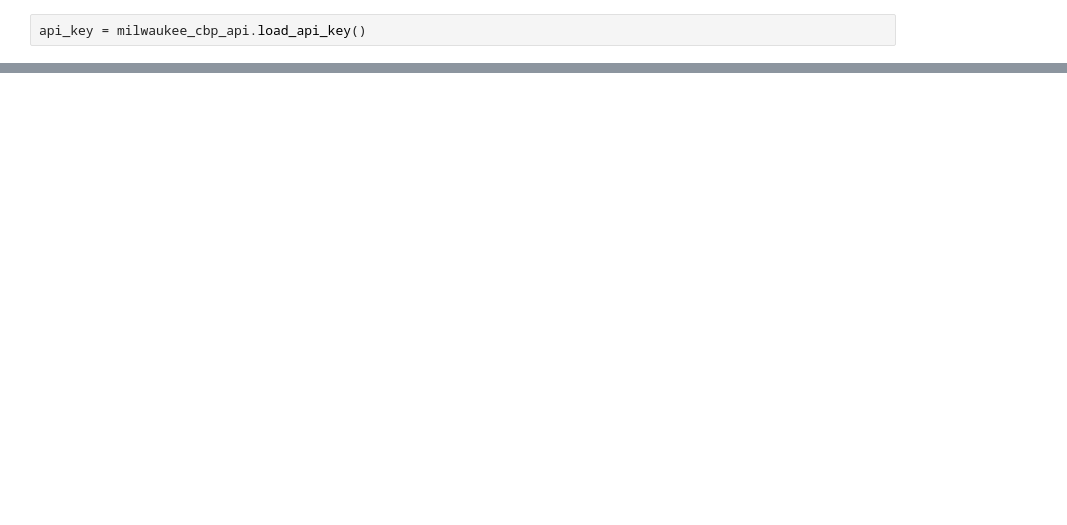
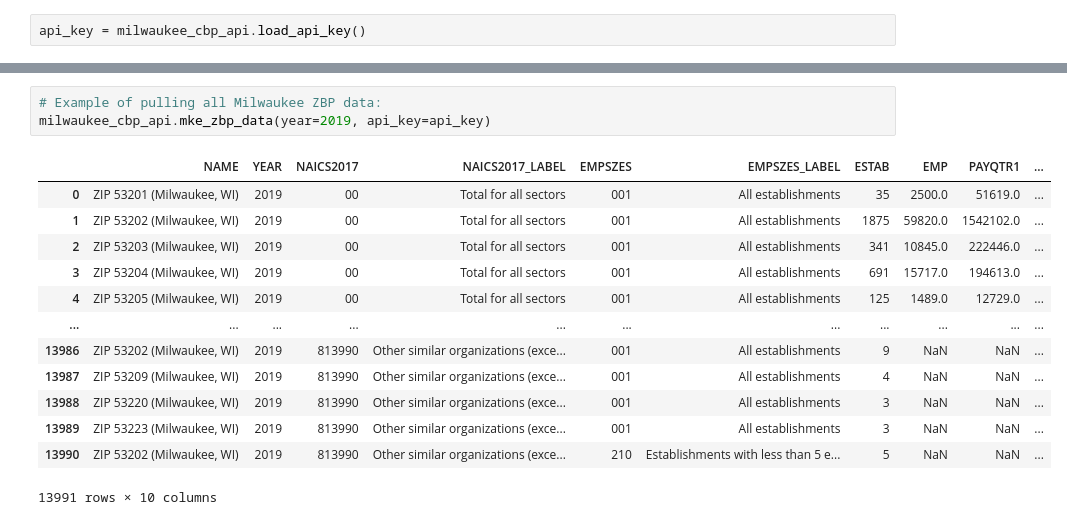
Before and after one commit to edebroux/census_api_builder, a Jupyter notebook: county_business_patterns_tutorial.ipynb, the cells around one changed output, grey strips where cells are left out. Drawn from its saved outputs; the diff is of its cells as text; blank space fills up the shorter version.

Commit message:
I screwed up my branches, so hopefully I fixed it now. I should be done with the Milwaukee-related CBP tutorial for now.

```diff
--- a/county_business_patterns_tutorial.ipynb
+++ b/county_business_patterns_tutorial.ipynb
@@ -649,0 +821,17 @@ https://api.census.gov/data/2019/cbp?get=NAME,YEAR,NAICS2017,NAICS2017_LABEL,EMP
+# %%
+# Example of pulling all Milwaukee ZBP data:
+milwaukee_cbp_api.mke_zbp_data(year=2019, api_key=api_key)
+# %% [output]
+|  | NAME | YEAR | NAICS2017 | NAICS2017_LABEL | EMPSZES | EMPSZES_LABEL | ESTAB | EMP | PAYQTR1 | ... |
+| 0 | ZIP 53201 (Milwaukee, WI) | 2019 | 00 | Total for all sectors | 001 | All establishments | 35 | 2500.0 | 51619.0 | ... |
+| 1 | ZIP 53202 (Milwaukee, WI) | 2019 | 00 | Total for all sectors | 001 | All establishments | 1875 | 59820.0 | 1542102.0 | ... |
+| 2 | ZIP 53203 (Milwaukee, WI) | 2019 | 00 | Total for all sectors | 001 | All establishments | 341 | 10845.0 | 222446.0 | ... |
+| 3 | ZIP 53204 (Milwaukee, WI) | 2019 | 00 | Total for all sectors | 001 | All establishments | 691 | 15717.0 | 194613.0 | ... |
+| 4 | ZIP 53205 (Milwaukee, WI) | 2019 | 00 | Total for all sectors | 001 | All establishments | 125 | 1489.0 | 12729.0 | ... |
+| ... | ... | ... | ... | ... | ... | ... | ... | ... | ... | ... |
+| 13986 | ZIP 53202 (Milwaukee, WI) | 2019 | 813990 | Other similar organizations (exce... | 001 | All establishments | 9 | NaN | NaN | ... |
+| 13987 | ZIP 53209 (Milwaukee, WI) | 2019 | 813990 | Other similar organizations (exce... | 001 | All establishments | 4 | NaN | NaN | ... |
+| 13988 | ZIP 53220 (Milwaukee, WI) | 2019 | 813990 | Other similar organizations (exce... | 001 | All establishments | 3 | NaN | NaN | ... |
+| 13989 | ZIP 53223 (Milwaukee, WI) | 2019 | 813990 | Other similar organizations (exce... | 001 | All establishments | 3 | NaN | NaN | ... |
+| 13990 | ZIP 53202 (Milwaukee, WI) | 2019 | 813990 | Other similar organizations (exce... | 210 | Establishments with less than 5 e... | 5 | NaN | NaN | ... |
+13991 rows × 10 columns
```
Also changed, not shown: parts of 6 cells of this notebook, 1 other file.
